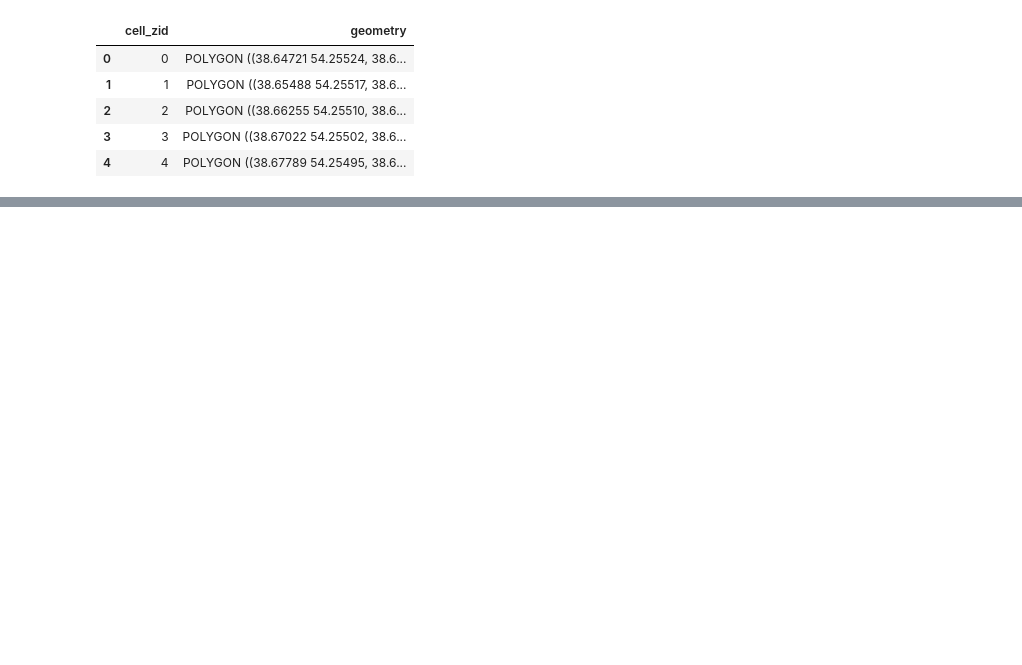
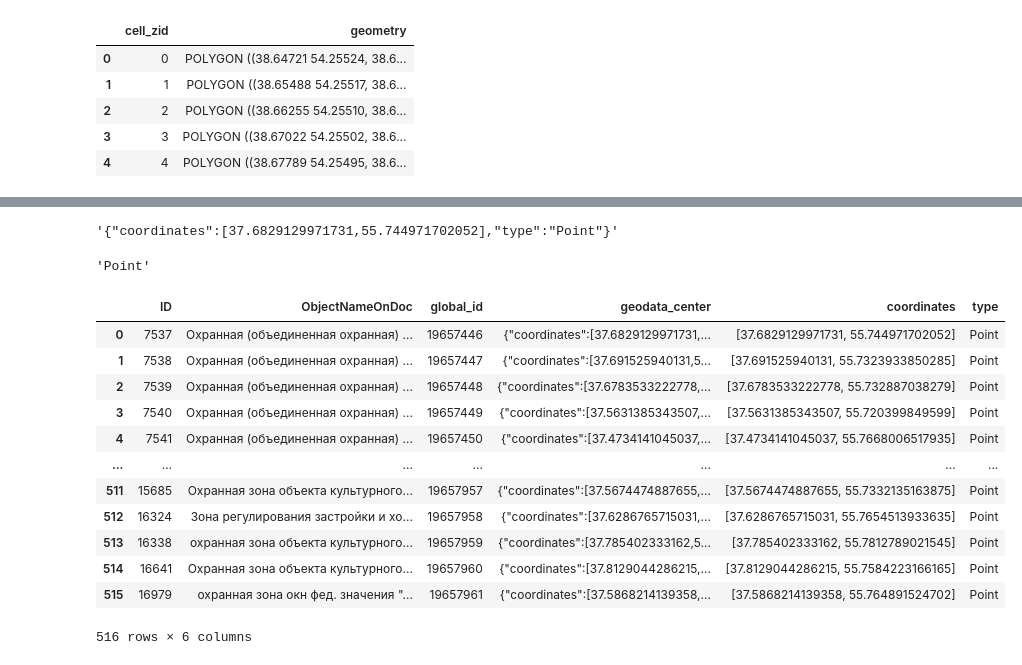
Before and after one commit to Femt0S/leaders2021, a Jupyter notebook: case_6.ipynb, the cells around one changed output, grey strips where cells are left out. Cells and saved outputs as stored; diff of their text form; code cells hidden in the pictures; blank space fills up the shorter version.

```diff
--- a/case_6.ipynb
+++ b/case_6.ipynb
@@ -227,0 +302,2 @@ plt.show()
+# %%
+df_culture = pd.read_csv('./data_mos_ru/culture.csv').drop(['ObjectName', 'geoarea', 'Link'], axis=1)
@@ -227,0 +318,7 @@ plt.show()
+# %%
+import json
+def coords(row):
+    data = row['geodata_center']
+    coord = json.loads(data)['coordinates']
+    type_ = json.loads(data)['type']
+    return coord, type_
@@ -227,0 +341,4 @@ plt.show()
+# %%
+df_culture['geodata_center'][0]
+# %% [output]
+'{"coordinates":[37.6829129971731,55.744971702052],"type":"Point"}'
@@ -227,0 +347,22 @@ plt.show()
+# %%
+json.loads(df_culture['geodata_center'][0])['type']
+# %% [output]
+'Point'
+# %%
+df_culture[['coordinates', 'type']] = df_culture.apply(coords, axis=1, result_type='expand')
+# %%
+df_culture
+# %% [output]
+|  | ID | ObjectNameOnDoc | global_id | geodata_center | coordinates | type |
+| 0 | 7537 | Охранная (объединенная охранная) ... | 19657446 | {"coordinates":[37.6829129971731,... | [37.6829129971731, 55.744971702052] | Point |
+| 1 | 7538 | Охранная (объединенная охранная) ... | 19657447 | {"coordinates":[37.691525940131,5... | [37.691525940131, 55.7323933850285] | Point |
+| 2 | 7539 | Охранная (объединенная охранная) ... | 19657448 | {"coordinates":[37.6783533222778,... | [37.6783533222778, 55.732887038279] | Point |
+| 3 | 7540 | Охранная (объединенная охранная) ... | 19657449 | {"coordinates":[37.5631385343507,... | [37.5631385343507, 55.720399849599] | Point |
+| 4 | 7541 | Охранная (объединенная охранная) ... | 19657450 | {"coordinates":[37.4734141045037,... | [37.4734141045037, 55.7668006517935] | Point |
+| ... | ... | ... | ... | ... | ... | ... |
+| 511 | 15685 | Охранная зона объекта культурного... | 19657957 | {"coordinates":[37.5674474887655,... | [37.5674474887655, 55.7332135163875] | Point |
+| 512 | 16324 | Зона регулирования застройки и хо... | 19657958 | {"coordinates":[37.6286765715031,... | [37.6286765715031, 55.7654513933635] | Point |
+| 513 | 16338 | охранная зона объекта культурного... | 19657959 | {"coordinates":[37.785402333162,5... | [37.785402333162, 55.7812789021545] | Point |
+| 514 | 16641 | Охранная зона объекта культурного... | 19657960 | {"coordinates":[37.8129044286215,... | [37.8129044286215, 55.7584223166165] | Point |
+| 515 | 16979 | охранная зона окн фед. значения "... | 19657961 | {"coordinates":[37.5868214139358,... | [37.5868214139358, 55.764891524702] | Point |
+516 rows × 6 columns
```
Also changed, not shown: parts of 18 cells of this notebook, 7 other files.
